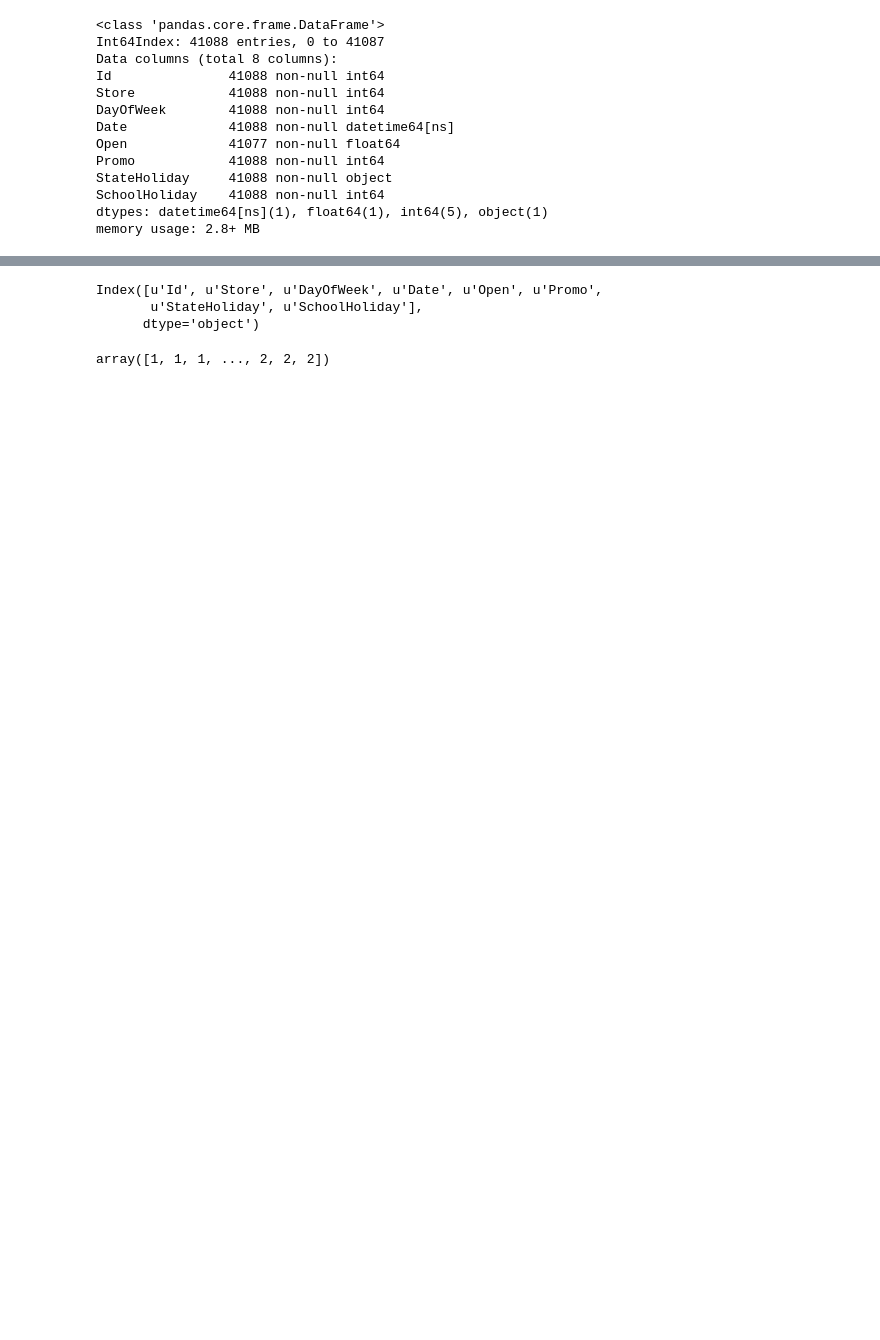
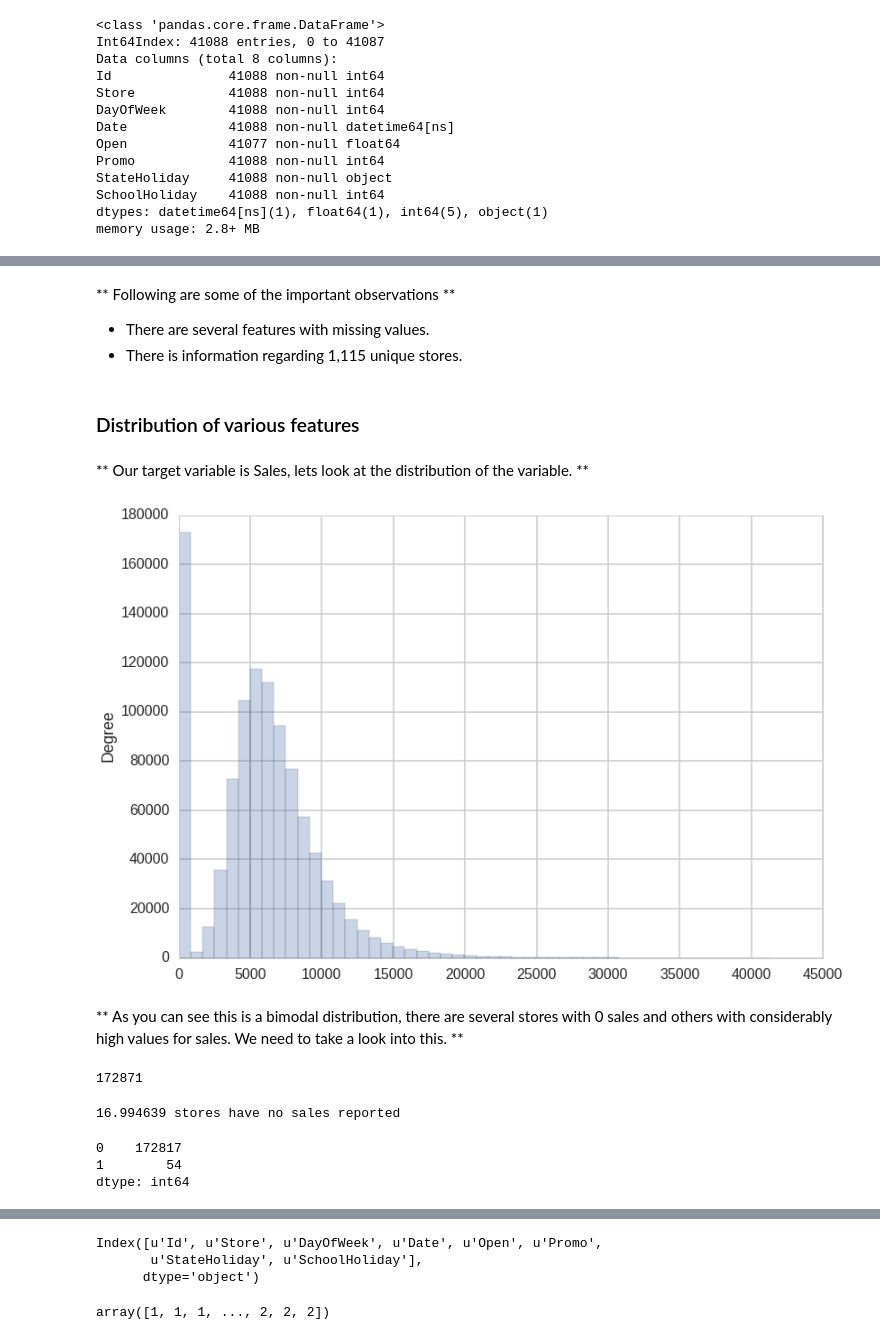
Before and after one commit to numb3r33/Kaggle-Competitions, a Jupyter notebook: Rossman-Stores-Sales/rossman_store_sales.ipynb, the cells around one changed output, grey strips where cells are left out. Cells and saved outputs as stored; diff of their text form; code cells hidden in the pictures; blank space fills up the shorter version.

Commit message:
Refactor and added Rossman Class and EDA

```diff
--- a/Rossman-Stores-Sales/rossman_store_sales.ipynb
+++ b/Rossman-Stores-Sales/rossman_store_sales.ipynb
@@ -36,3 +18,25 @@ def load_train_test(train_file, test_file):
+# %%
+class Rossman():
+    train_file_path = ''
+    test_file_path = ''
+    stores_file_path = ''
+
+    def __init__(self, train_file_path, test_file_path, stores_file_path):
+        """
+        Sets in the file path for training, test and store
+        info csv's
+        """
+
+        self.train_file_path = train_file_path
+        self.test_file_path = test_file_path
+        self.stores_file_path = stores_file_path
+
+
+    def load_dataset(self):
+        self.train_df = pd.read_csv(self.train_file_path, parse_dates=['Date'])
+        self.test_df = pd.read_csv(self.test_file_path, parse_dates=['Date'])
+        self.stores_df = pd.read_csv(self.stores_file_path)
+
+        return (self.train_df, self.test_df, self.stores_df)
 # %%
-# load train and test data
-rossman_train_df, rossman_test_df = load_train_test('./data/train.csv', './data/test.csv')
+rossman = Rossman('./data/train.csv', './data/test.csv', './data/store.csv')
@@ -41,0 +43,3 @@ rossman_test_df['Date'] = pd.to_datetime(rossman_test_df.Date)
+# %%
+# load training, testing and stores info
+train_df, test_df, stores_df = rossman.load_dataset()
@@ -138,0 +148,15 @@ Index([u'Store', u'DayOfWeek', u'Date', u'Sales', u'Customers', u'Open',
+# %% [markdown]
+** Following are some of the important observations **
+* There are several features with missing values.
+* There is information regarding 1,115 unique stores.
+# %% [markdown]
+### Distribution of various features
+# %% [markdown]
+** Our target variable is Sales, lets look at the distribution of the variable. **
+# %%
+# Distribution of Sales variable
+train_df.Sales.plot(kind='hist', bins=50, alpha=0.3);
+# %% [output]
+[figure, added]
+# %% [markdown]
+** As you can see this is a bimodal distribution, there are several stores with 0 sales and others with considerably high values for sales. We need to take a look into this. **
@@ -138,0 +166,18 @@ Index([u'Store', u'DayOfWeek', u'Date', u'Sales', u'Customers', u'Open',
+# %%
+# Count of number of stores with no reported sales
+num_stores_with_no_sales = stores_with_no_sales.shape[0]
+num_stores_with_no_sales
+# %% [output]
+172871
+# %%
+# Percentage of stores with no reported sales
+
+print '%f stores have no sales reported ' %(num_stores_with_no_sales / np.float(train_df.shape[0]) * 100)
+# %% [output]
+16.994639 stores have no sales reported
+# %%
+stores_with_no_sales.Open.value_counts()
+# %% [output]
+0    172817
+1        54
+dtype: int64
```
Also changed, not shown: parts of 33 cells of this notebook.
